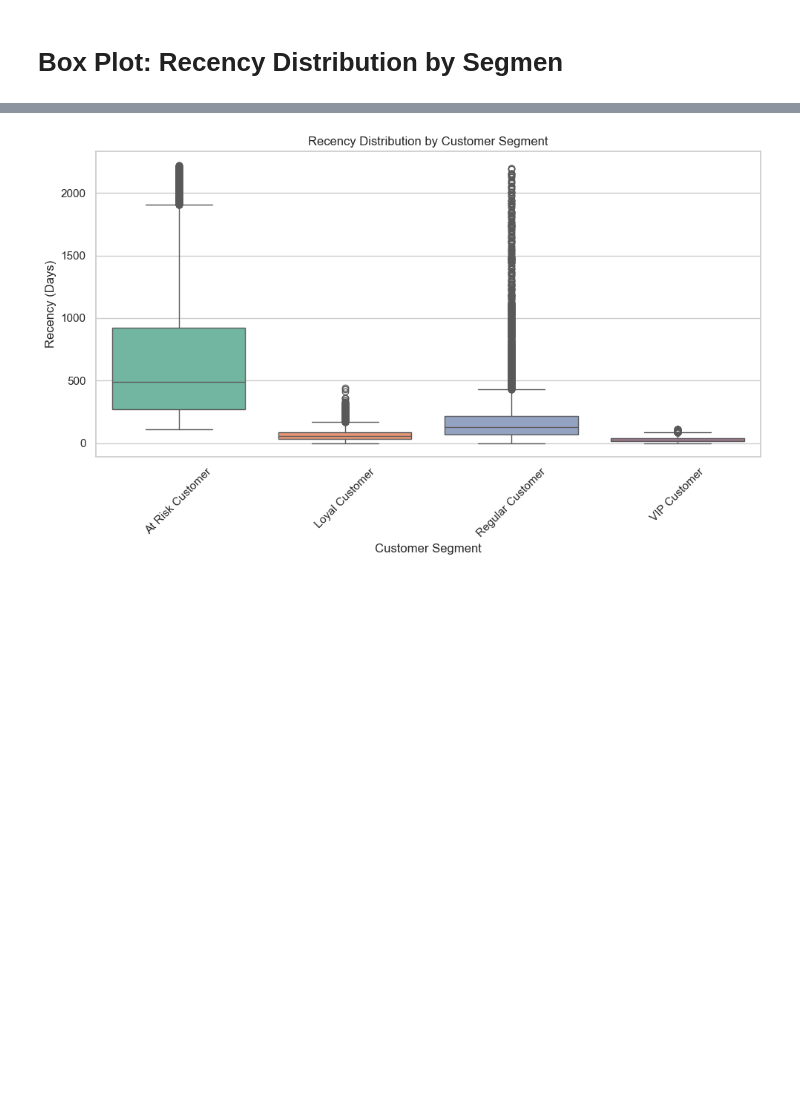
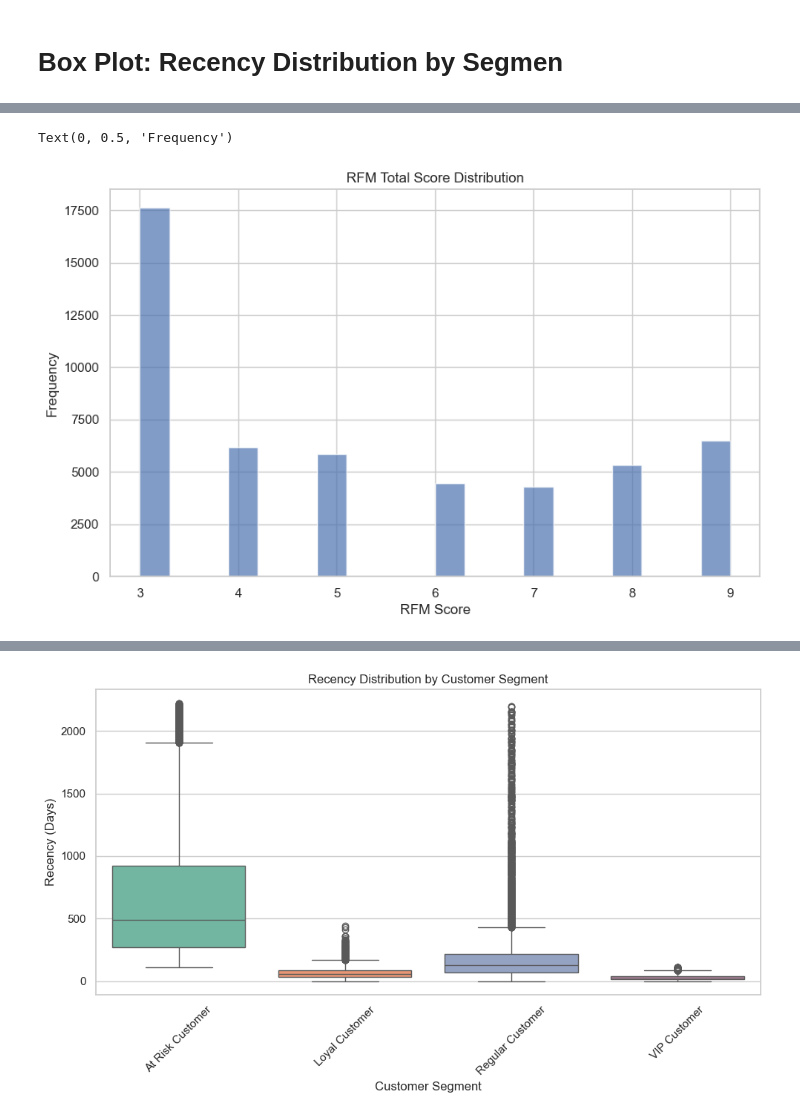
Before and after one commit to hamayunarz/ecommerce-rfm-segmentation, a Jupyter notebook: notebooks/3_customer_segmentation.ipynb, the cells around one changed output, grey strips where cells are left out. Drawn from its saved outputs; the diff is of its cells as text; code cells hidden in the pictures; blank space fills up the shorter version.

```diff
--- a/notebooks/3_customer_segmentation.ipynb
+++ b/notebooks/3_customer_segmentation.ipynb
@@ -249,0 +283,9 @@ plt.show()
+# %%
+plt.figure(figsize=(10, 6))
+plt.hist(df_customers_insights['rfm_total'], bins=20, alpha=0.7)
+plt.title('RFM Total Score Distribution')
+plt.xlabel('RFM Score')
+plt.ylabel('Frequency')
+# %% [output]
+Text(0, 0.5, 'Frequency')
+[figure, added]
```
Also changed, not shown: parts of 9 cells of this notebook, 24 other files.
